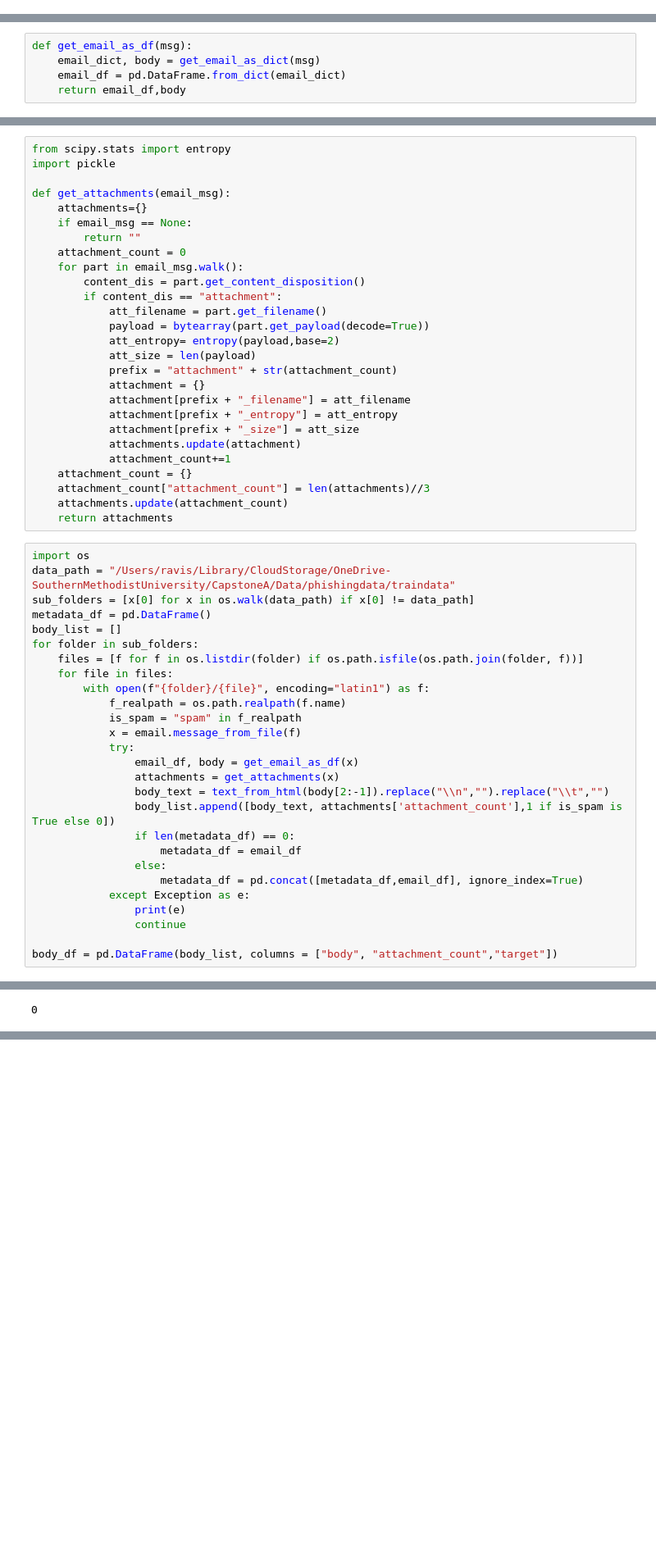
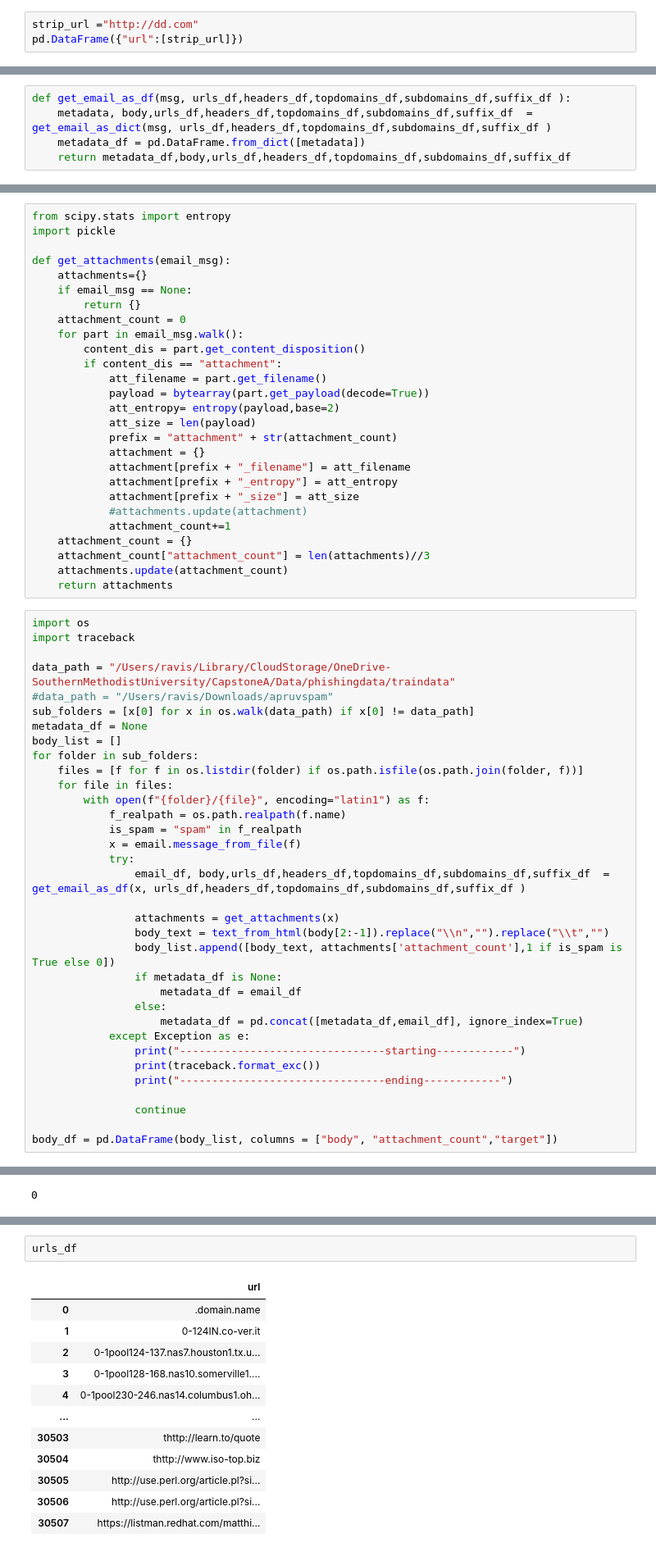
Before and after one commit to ravisiv/PhishingEmailDetection, a Jupyter notebook: metadata_df.ipynb, the cells around one changed output, grey strips where cells are left out. Shown: that part at 82% size. Saved outputs shown, nothing was run; the diff lists cells and outputs as text; blank space fills up the shorter version.

Commit message:
metadata

```diff
--- a/metadata_df.ipynb
+++ b/metadata_df.ipynb
@@ -0,0 +23,3 @@
+# %%
+strip_url ="http://dd.com"
+pd.DataFrame({"url":[strip_url]})
@@ -45,8 +149,8 @@ def get_email_as_dict(msg):
 # %%
-def get_email_as_df(msg):
-    email_dict, body = get_email_as_dict(msg)
-    email_df = pd.DataFrame.from_dict(email_dict)
-    return email_df,body
+def get_email_as_df(msg, urls_df,headers_df,topdomains_df,subdomains_df,suffix_df ):
+    metadata, body,urls_df,headers_df,topdomains_df,subdomains_df,suffix_df  = get_email_as_dict(msg, urls_df,headers_df,topdomains_df,subdomains_df,suffix_df )
+    metadata_df = pd.DataFrame.from_dict([metadata])
+    return metadata_df,body,urls_df,headers_df,topdomains_df,subdomains_df,suffix_df
 # %%
 def isBase64(sb):
     try:
@@ -106,7 +224,7 @@ import pickle
 def get_attachments(email_msg):
     attachments={}
     if email_msg == None:
-        return ""
+        return {}
     attachment_count = 0
     for part in email_msg.walk():
         content_dis = part.get_content_disposition()
@@ -120,7 +238,7 @@ def get_attachments(email_msg):
             attachment[prefix + "_filename"] = att_filename
             attachment[prefix + "_entropy"] = att_entropy
             attachment[prefix + "_size"] = att_size
-            attachments.update(attachment)
+            #attachments.update(attachment)
             attachment_count+=1
     attachment_count = {}
     attachment_count["attachment_count"] = len(attachments)//3
@@ -128,9 +246,12 @@ def get_attachments(email_msg):
     return attachments
 # %%
 import os
+import traceback
+
 data_path = "/Users/ravis/Library/CloudStorage/OneDrive-SouthernMethodistUniversity/CapstoneA/Data/phishingdata/traindata"
+#data_path = "/Users/ravis/Downloads/apruvspam"
 sub_folders = [x[0] for x in os.walk(data_path) if x[0] != data_path]
-metadata_df = pd.DataFrame()
+metadata_df = None
 body_list = []
 for folder in sub_folders:
     files = [f for f in os.listdir(folder) if os.path.isfile(os.path.join(folder, f))]
@@ -140,16 +261,20 @@ for folder in sub_folders:
             is_spam = "spam" in f_realpath
             x = email.message_from_file(f)
             try:
-                email_df, body = get_email_as_df(x)
+                email_df, body,urls_df,headers_df,topdomains_df,subdomains_df,suffix_df  = get_email_as_df(x, urls_df,headers_df,topdomains_df,subdomains_df,suffix_df )
+
                 attachments = get_attachments(x)
                 body_text = text_from_html(body[2:-1]).replace("\\n","").replace("\\t","")
                 body_list.append([body_text, attachments['attachment_count'],1 if is_spam is True else 0])
-                if len(metadata_df) == 0:
+                if metadata_df is None:
                     metadata_df = email_df
                 else:
                     metadata_df = pd.concat([metadata_df,email_df], ignore_index=True)
             except Exception as e:
-                print(e)
+                print("--------------------------------starting------------")
+                print(traceback.format_exc())
+                print("--------------------------------ending------------")
+
                 continue
 
 body_df = pd.DataFrame(body_list, columns = ["body", "attachment_count","target"])
@@ -209,0 +350,15 @@ body_df
+# %%
+urls_df
+# %% [output]
+|  | url |
+| 0 | .domain.name |
+| 1 | 0-124IN.co-ver.it |
+| 2 | 0-1pool124-137.nas7.houston1.tx.u... |
+| 3 | 0-1pool128-168.nas10.somerville1.... |
+| 4 | 0-1pool230-246.nas14.columbus1.oh... |
+| ... | ... |
+| 30503 | thttp://learn.to/quote |
+| 30504 | thttp://www.iso-top.biz |
+| 30505 | http://use.perl.org/article.pl?si... |
+| 30506 | http://use.perl.org/article.pl?si... |
+| 30507 | https://listman.redhat.com/matthi... |
```
Also changed, not shown: parts of 20 cells of this notebook, 4 other files.
